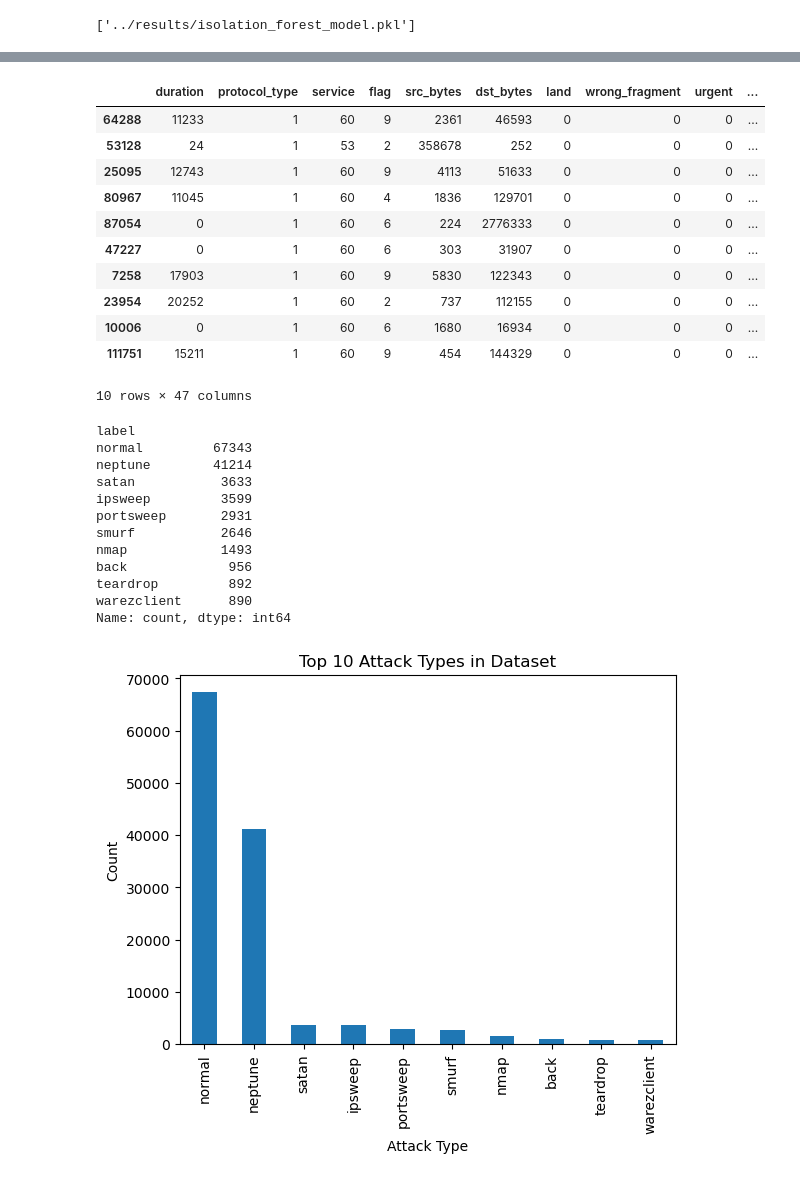
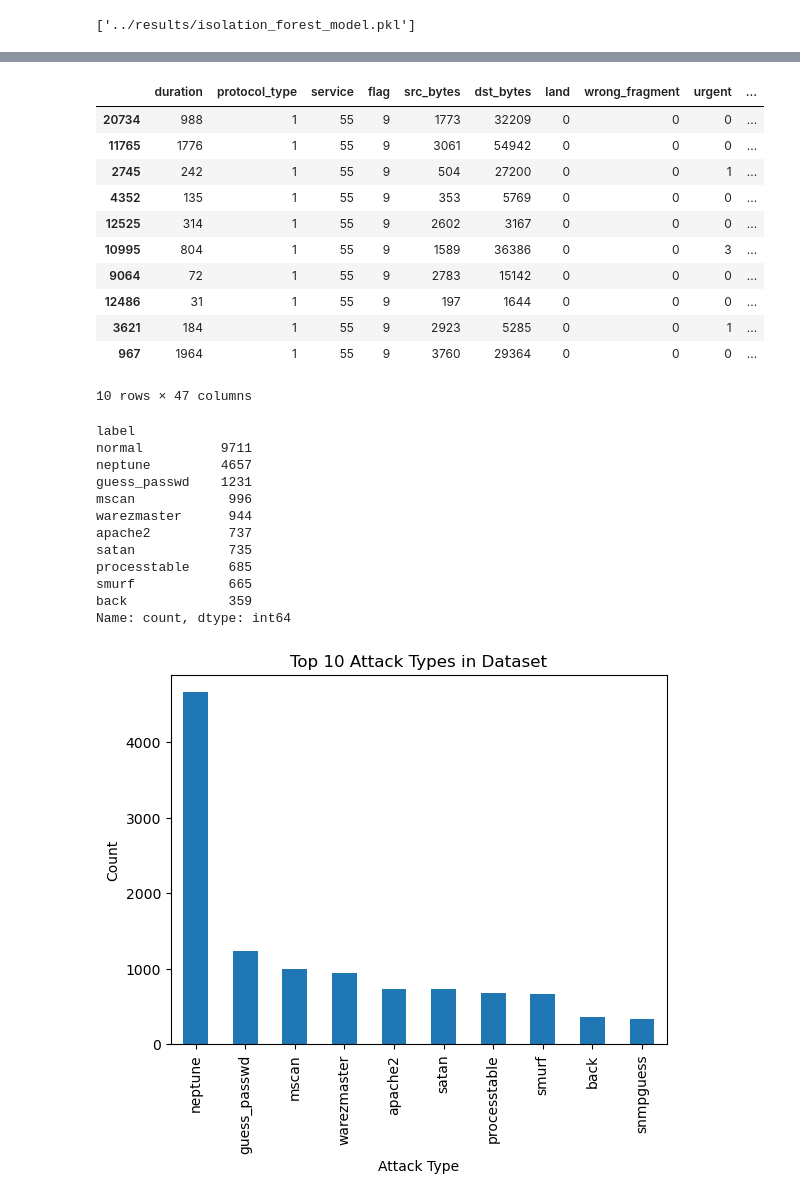
Before and after one commit to Jenish045/network-anomaly-detection, a Jupyter notebook: notebooks/03_isolation_forest.ipynb, the cells around one changed output, grey strips where cells are left out. Cells and saved outputs as stored; diff of their text form; code cells hidden in the pictures.

Commit message:
trained models on seperate KDD train test files and also inteoduced autoencoder

```diff
--- a/notebooks/03_isolation_forest.ipynb
+++ b/notebooks/03_isolation_forest.ipynb
@@ -72,9 +84,13 @@ joblib.dump(model, "../results/isolation_forest_model.pkl")
 # %% [output]
 ['../results/isolation_forest_model.pkl']
 # %%
-data['attack'] = data['label'].apply(lambda x: 0 if x == 'normal' else 1)
+test_data["attack"] = test_data["label"].apply(
+    lambda x: 0 if x == "normal" else 1
+)
 # %%
-data["predicted_attack"] = data['anamoly'].apply(lambda x: 1 if x == -1 else 0)
+test_data["predicted_attack"] = (
+    test_data["anomaly"].apply(lambda x: 1 if x == -1 else 0)
+)
 # %%
 from sklearn.metrics import confusion_matrix
 
@@ -139,14 +166,28 @@ array([[63907,  3436],
 # because tree-based isolation methods handle high-dimensional data more effectively
 # than density-based clustering algorithms.
 # %%
-scores = model.decision_function(x_scaled)
-data["anamoly_score"] = scores
+scores = model.decision_function(x_test.values)
+test_data["anomaly_score"] = scores
 # %%
 import matplotlib.pyplot as plt
+import numpy as np
 
-plt.hist(data["anamoly_score"], bins = 50)
-plt.title("Anamoly score distribution")
+scores = model.decision_function(X_test.values)
+
+test_data["anomaly_score"] = scores
+
+threshold = np.percentile(scores, 20)
+
+plt.hist(scores, bins=50)
+
+plt.title("Isolation Forest Anomaly Score Distribution")
 plt.xlabel("Score")
 plt.ylabel("Frequency")
+
+plt.axvline(threshold, color="red", linestyle="--", label="Anomaly threshold")
+plt.legend()
+
+plt.savefig("../results/anomaly_score_distribution.png")
+
 plt.show()
 # %% [output]
@@ -183,43 +224,45 @@ plt.show()
 # %%
-data.sort_values("anamoly_score").head(10)
+test_data.sort_values("anomaly_score").head(10)
 # %% [output]
 |  | duration | protocol_type | service | flag | src_bytes | dst_bytes | land | wrong_fragment | urgent | ... |
-| 64288 | 11233 | 1 | 60 | 9 | 2361 | 46593 | 0 | 0 | 0 | ... |
-| 53128 | 24 | 1 | 53 | 2 | 358678 | 252 | 0 | 0 | 0 | ... |
-| 25095 | 12743 | 1 | 60 | 9 | 4113 | 51633 | 0 | 0 | 0 | ... |
-| 80967 | 11045 | 1 | 60 | 4 | 1836 | 129701 | 0 | 0 | 0 | ... |
-| 87054 | 0 | 1 | 60 | 6 | 224 | 2776333 | 0 | 0 | 0 | ... |
-| 47227 | 0 | 1 | 60 | 6 | 303 | 31907 | 0 | 0 | 0 | ... |
-| 7258 | 17903 | 1 | 60 | 9 | 5830 | 122343 | 0 | 0 | 0 | ... |
-| 23954 | 20252 | 1 | 60 | 2 | 737 | 112155 | 0 | 0 | 0 | ... |
-| 10006 | 0 | 1 | 60 | 6 | 1680 | 16934 | 0 | 0 | 0 | ... |
-| 111751 | 15211 | 1 | 60 | 9 | 454 | 144329 | 0 | 0 | 0 | ... |
+| 20734 | 988 | 1 | 55 | 9 | 1773 | 32209 | 0 | 0 | 0 | ... |
+| 11765 | 1776 | 1 | 55 | 9 | 3061 | 54942 | 0 | 0 | 0 | ... |
+| 2745 | 242 | 1 | 55 | 9 | 504 | 27200 | 0 | 0 | 1 | ... |
+| 4352 | 135 | 1 | 55 | 9 | 353 | 5769 | 0 | 0 | 0 | ... |
+| 12525 | 314 | 1 | 55 | 9 | 2602 | 3167 | 0 | 0 | 0 | ... |
+| 10995 | 804 | 1 | 55 | 9 | 1589 | 36386 | 0 | 0 | 3 | ... |
+| 9064 | 72 | 1 | 55 | 9 | 2783 | 15142 | 0 | 0 | 0 | ... |
+| 12486 | 31 | 1 | 55 | 9 | 197 | 1644 | 0 | 0 | 0 | ... |
+| 3621 | 184 | 1 | 55 | 9 | 2923 | 5285 | 0 | 0 | 1 | ... |
+| 967 | 1964 | 1 | 55 | 9 | 3760 | 29364 | 0 | 0 | 0 | ... |
 10 rows × 47 columns
 # %%
-data["label"].value_counts().head(10)
+test_data["label"].value_counts().head(10)
 # %% [output]
 label
-normal         67343
-neptune        41214
-satan           3633
-ipsweep         3599
-portsweep       2931
-smurf           2646
-nmap            1493
-back             956
-teardrop         892
-warezclient      890
+normal          9711
+neptune         4657
+guess_passwd    1231
+mscan            996
+warezmaster      944
+apache2          737
+satan            735
+processtable     685
+smurf            665
+back             359
 Name: count, dtype: int64
 # %%
 import matplotlib.pyplot as plt
 
-data['label'].value_counts().head(10).plot(kind='bar')
+attack_counts = test_data[test_data["label"] != "normal"]["label"].value_counts().head(10)
+
+attack_counts.plot(kind="bar")
 
 plt.title("Top 10 Attack Types in Dataset")
 plt.xlabel("Attack Type")
 plt.ylabel("Count")
 
 plt.show()
 # %% [output]
-[figure, old version]
+[figure, new version]
 # %%
```
Also changed, not shown: parts of 32 cells of this notebook, 5 other files.
